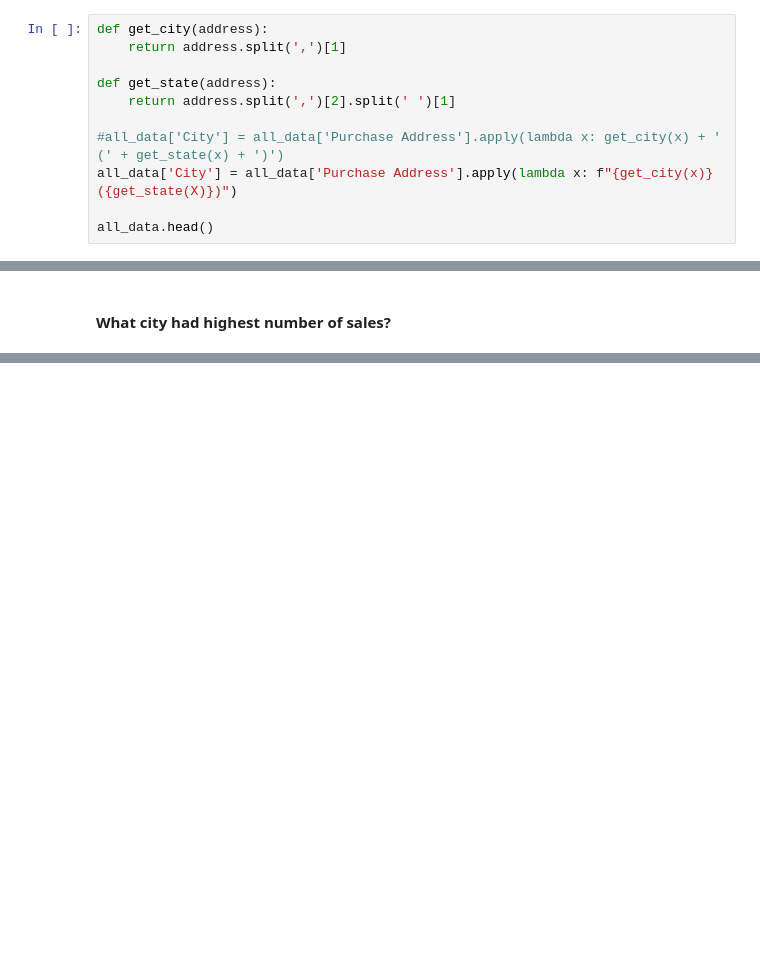
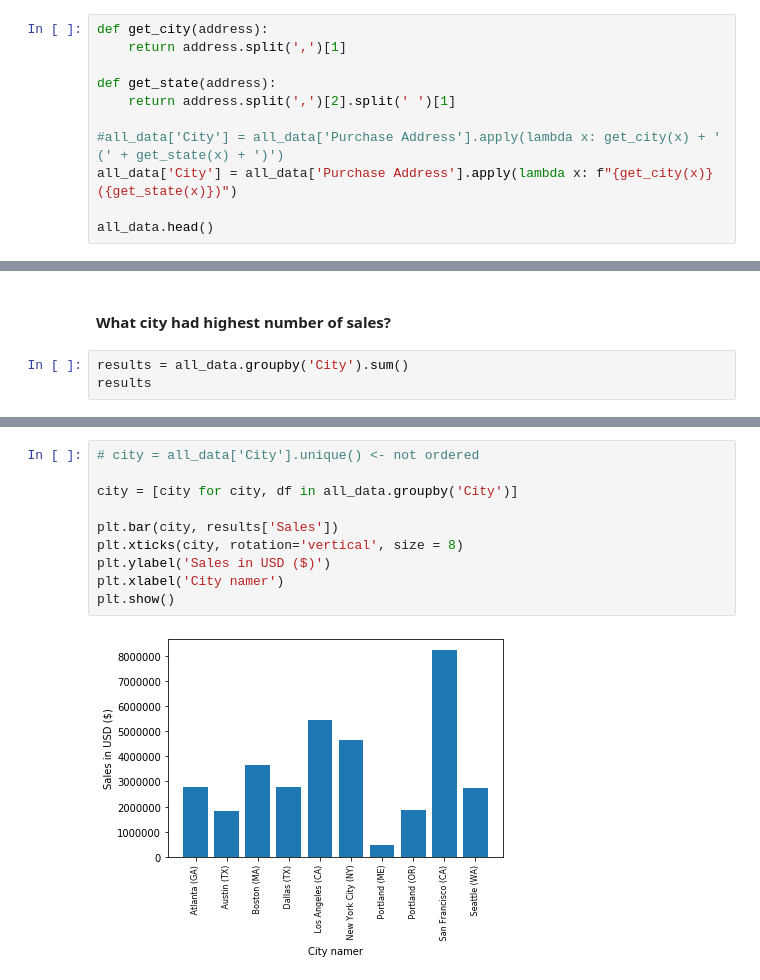
Before and after one commit to achmegantara/SalesAnalysis, a Jupyter notebook: salesAnalysis.ipynb, the cells around one changed output, grey strips where cells are left out. Saved outputs shown, nothing was run; the diff lists cells and outputs as text; blank space fills up the shorter version.

```diff
--- a/salesAnalysis.ipynb
+++ b/salesAnalysis.ipynb
@@ -110,7 +110,7 @@ def get_state(address):
     return address.split(',')[2].split(' ')[1]
 
 #all_data['City'] = all_data['Purchase Address'].apply(lambda x: get_city(x) + ' (' + get_state(x) + ')')
-all_data['City'] = all_data['Purchase Address'].apply(lambda x: f"{get_city(x)} ({get_state(X)})")
+all_data['City'] = all_data['Purchase Address'].apply(lambda x: f"{get_city(x)} ({get_state(x)})")
 
 all_data.head()
 # %% [output]
@@ -138,3 +138,6 @@ plt.show()
 [figure]
 # %% [markdown]
 #### What city had highest number of sales?
+# %%
+results = all_data.groupby('City').sum()
+results
@@ -140,0 +157,12 @@ plt.show()
+# %%
+# city = all_data['City'].unique() <- not ordered
+
+city = [city for city, df in all_data.groupby('City')]
+
+plt.bar(city, results['Sales'])
+plt.xticks(city, rotation='vertical', size = 8)
+plt.ylabel('Sales in USD ($)')
+plt.xlabel('City namer')
+plt.show()
+# %% [output]
+[figure, added]
```
Also changed, not shown: parts of 1 cell of this notebook.
